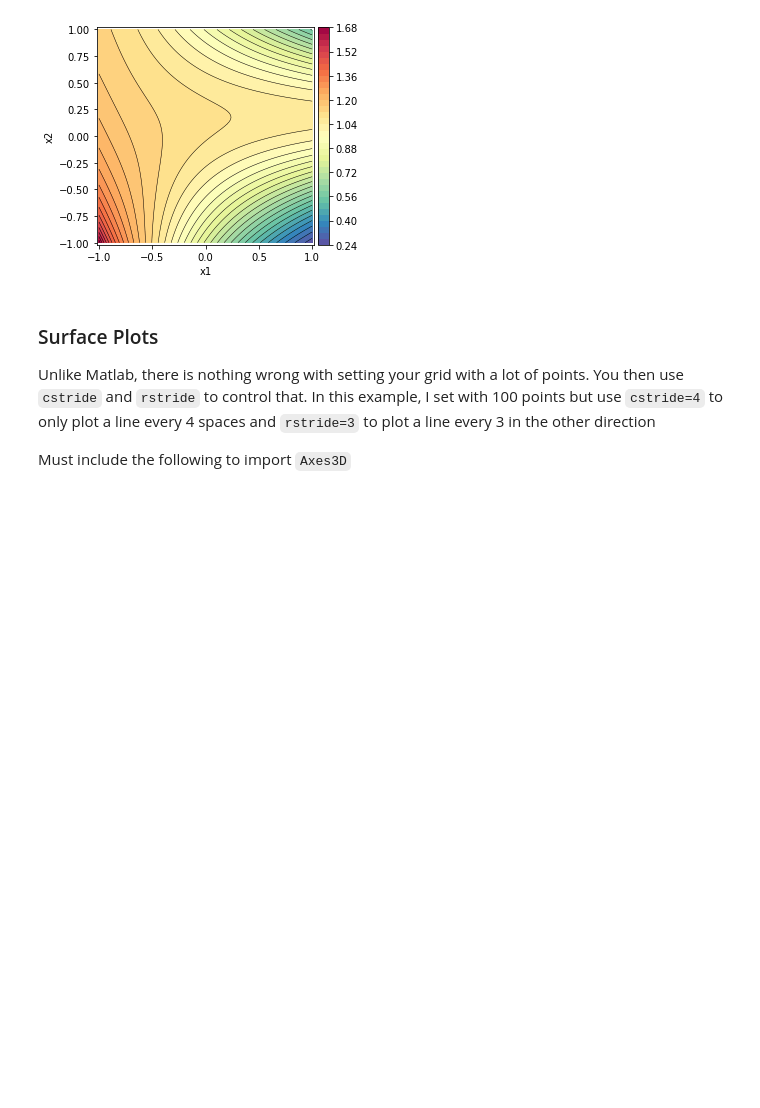
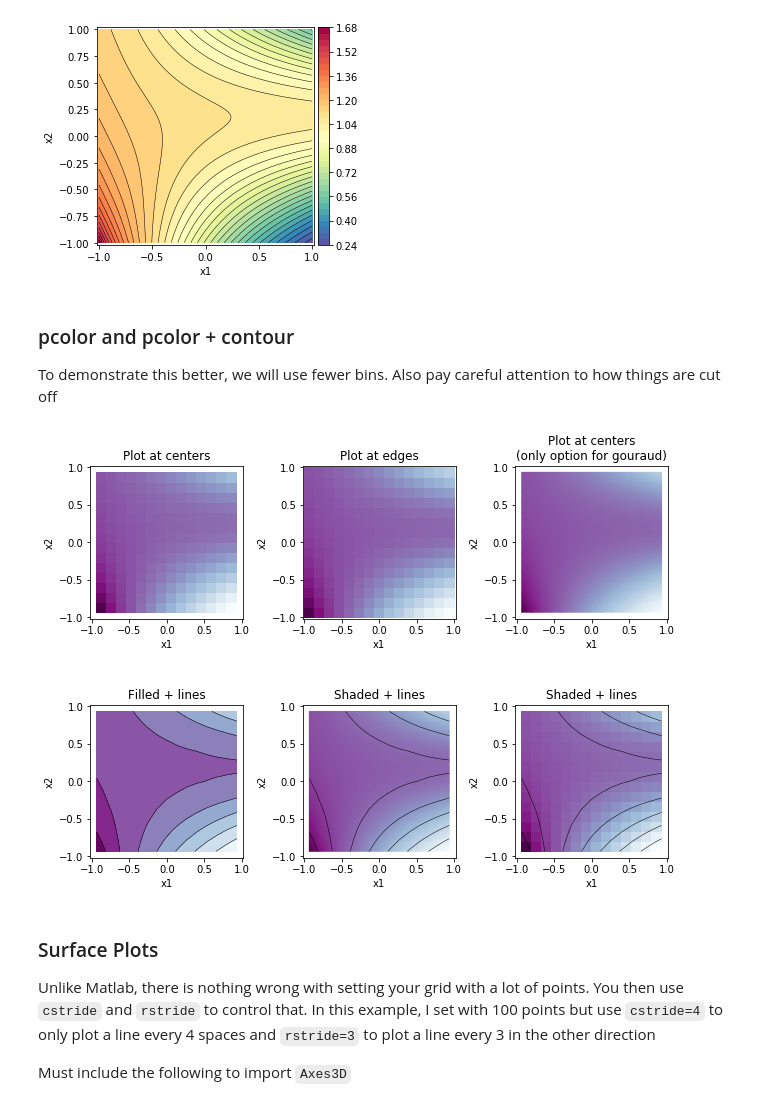
Before and after one commit to Jwink3101/matplotlib_tips_examples, a Jupyter notebook: matplotlib_tips_examples.ipynb, the cells around one changed output. Saved outputs shown, nothing was run; the diff lists cells and outputs as text; code cells hidden in the pictures; blank space fills up the shorter version.

Commit message:
added more shading

```diff
--- a/matplotlib_tips_examples.ipynb
+++ b/matplotlib_tips_examples.ipynb
@@ -1015,6 +1026,49 @@ cbar = fig.colorbar(obj,cax=cax)
 _set_axis(ax,z=False)
 # %% [output]
 [figure]
+# %% [markdown]
+### pcolor and pcolor + contour
+
+To demonstrate this better, we will use fewer bins. Also pay careful attention to how things are cut off
+# %%
+x12E = np.linspace(-1,1,16) # edges
+x12C = 0.5 * (x12E[1:] + x12E[:-1])
+x1E,x2E = np.meshgrid(x12E,x12E) # 16 edges
+x1C,x2C = np.meshgrid(x12C,x12C) # 15 centers
+
+f = (1.0 + (1.0/3.0)/(2.0 * x1C + x2C + 7.0/2.0) ) * np.exp(- (0.5 * (x2C-1.0/5.0) * (x1C + 1.0))**2)
+# %%
+fig,axes = plt.subplots(2,3,figsize=(9,7))
+
+cmap = plt.cm.BuPu
+levels = 10
+
+axes[0,0].pcolormesh(x1C,x2C,f,cmap=cmap)
+axes[0,0].set_title('Plot at centers')
+
+axes[0,1].pcolormesh(x1E,x2E,f,cmap=cmap)
+axes[0,1].set_title('Plot at edges')
+
+axes[0,2].pcolormesh(x1C,x2C,f,cmap=cmap,shading='gouraud')
+axes[0,2].set_title('Plot at centers\n(only option for gouraud)')
+
+axes[1,0].contourf(x1C,x2C,f,levels,cmap=cmap)
+axes[1,0].contour(x1C,x2C,f,levels,colors='k',linewidths =0.5 )
+axes[1,0].set_title('Filled + lines')
+
+axes[1,1].pcolormesh(x1C,x2C,f,cmap=cmap,shading='gouraud')
+axes[1,1].contour(x1C,x2C,f,levels,colors='k',linewidths =0.5 )
+axes[1,1].set_title('Shaded + lines')
+
+axes[1,2].pcolormesh(x1C,x2C,f,cmap=cmap,shading='flat')
+axes[1,2].contour(x1C,x2C,f,levels,colors='k',linewidths =0.5 )
+axes[1,2].set_title('Shaded + lines')
+
+for ax in axes.ravel():
+    _set_axis(ax,z=False)
+fig.tight_layout()
+# %% [output]
+[figure, added]
 # %% [markdown]
 ### Surface Plots
 
```
Also changed, not shown: parts of 2 cells of this notebook.
